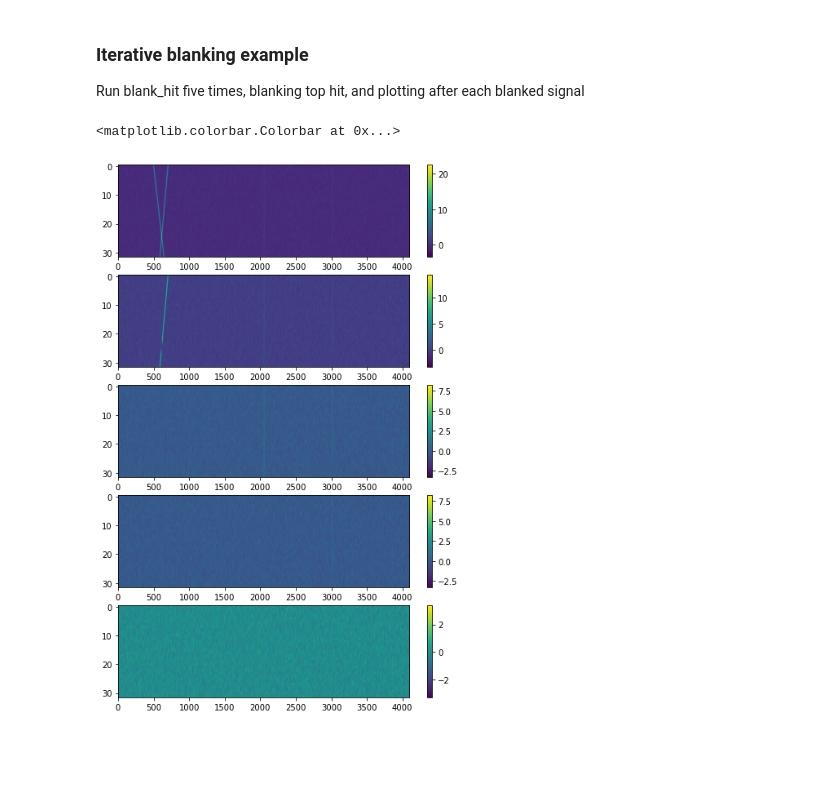
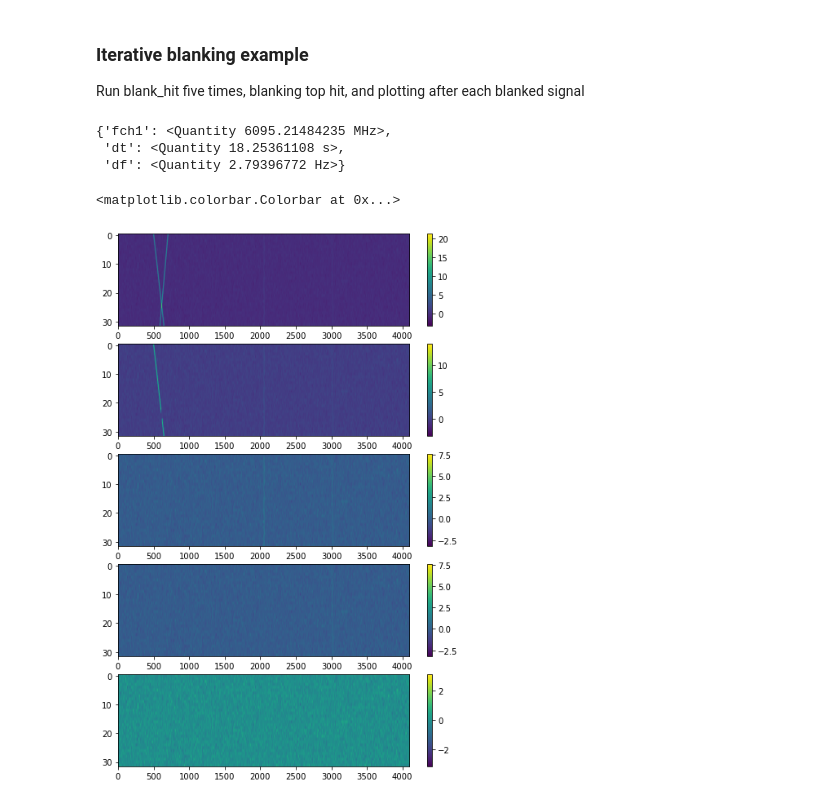
Before and after one commit to UCBerkeleySETI/hyperseti, a Jupyter notebook: notebook/devel/peak_find_devel.ipynb, the cells around one changed output. Drawn from its saved outputs; the diff is of its cells as text; code cells hidden in the pictures; blank space fills up the shorter version.

Commit message:
Updates to datwrapper and data_array to check units more carefully

```diff
--- a/notebook/devel/peak_find_devel.ipynb
+++ b/notebook/devel/peak_find_devel.ipynb
@@ -143,7 +162,7 @@ def find_max_idx(data):
     v = data[idx]
     return idx, v
 
-def blank_hit(data, metadata, f0, drate, padding=2):
+def blank_hit(data, metadata, f0, drate, padding=4):
     """ Blank a hit in an array by setting its value to zero
 
     Args:
@@ -161,18 +180,21 @@ def blank_hit(data, metadata, f0, drate, padding=2):
     n_time, n_pol, n_chans = data.shape
     i0     = int((f0 - metadata['frequency_start']) / metadata['frequency_step'])
     i_step =  metadata['time_step'] * drate / metadata['frequency_step']
-    i_off  = (i_step * np.arange(n_time)).astype('int64') + i0
+    i_off  = (i_step * np.arange(n_time) + i0).astype('int64')
 
     min_padding = int(abs(i_step) + 1)  # i_step == frequency smearing
     padding += min_padding
-    i_time = np.arange(n_time)
+    i_time = np.arange(n_time, dtype='int64')
     for p_off in range(padding):
         data[i_time, :, i_off] = 0
         data[i_time, :, i_off - p_off] = 0
         data[i_time, :, i_off + p_off] = 0
     return data
 
-def find_hits_recursive(data, metadata, max_hits=100, threshold=20, padding=2):
+
+@datwrapper()
+@on_gpu
+def find_hits_recursive(data, metadata, max_hits=100, threshold=20, padding=4):
     """ Find all hits in data, by recursively blanking top hit
 
     This method runs dedoppler multiple times, blanking the brightest hit
@@ -193,7 +215,6 @@ def find_hits_recursive(data, metadata, max_hits=100, threshold=20, padding=2):
     Returns:
         hv, hf, hdr (tuple of cp.array): Values, freq idx, drift rate index arrays.
     """
-    data = cp.copy(data)
     data = normalize(data.astype('float32'), return_space='gpu')
 
     hit_id = 0
@@ -212,8 +233,8 @@ def find_hits_recursive(data, metadata, max_hits=100, threshold=20, padding=2):
             hf[hit_id] = f_idx
             hdr[hit_id] = dr_idx
             hv[hit_id] = val
-            f0     = dd.frequency[f_idx]
-            drate  = dd.drift_rate[dr_idx]
+            f0     = dd.frequency[f_idx] * dd.frequency.units
+            drate  = dd.drift_rate[dr_idx]  * dd.drift_rate.units
             data = blank_hit(data, metadata, f0, drate, padding=padding)
             hit_id += 1
         else:
@@ -269,7 +308,18 @@ In this instance, FoF misses a hit as it groups the two overlapping dedoppler bu
 ### Iterative blanking example
 
 Run blank_hit five times, blanking top hit, and plotting after each blanked signal
+# %%
+metadata
+# %% [output]
+{'fch1': <Quantity 6095.21484235 MHz>,
+ 'dt': <Quantity 18.25361108 s>,
+ 'df': <Quantity 2.79396772 Hz>}
 # %%
+metadata = {'frequency_start': 6095.214842353016*u.MHz,
+            'time_start': 0 *u.s,
+            'time_step': 18.25361108*u.s,
+            'frequency_step': 2.7939677238464355*u.Hz}
+
 data = np.copy(np.expand_dims(frame.data, axis=1))
 data = normalize(data.astype('float32'), return_space='cpu')
 
@@ -288,35 +338,39 @@ plt.colorbar()
 
 plt.subplot(5,1,2)
 dd, _md = dedoppler(data, metadata, max_dd=1.0, return_space='cpu')
 v, (x, y) = find_max_idx_cpu(dd.data.squeeze())
 hits.append((x, y, v))
-data = blank_hit(data, metadata, dd.frequency[y], dd.drift_rate[x], padding=8)
+data = blank_hit(data, metadata,
+                 dd.frequency[y] * dd.frequency.units, dd.drift_rate[x] * dd.drift_rate.units, padding=8)
 plt.imshow(data.squeeze(), aspect='auto')
 plt.colorbar()
 
 plt.subplot(5,1,3)
 dd, _md = dedoppler(data, metadata, max_dd=1.0, return_space='cpu')
 v, (x, y) = find_max_idx_cpu(dd.data.squeeze())
 hits.append((x, y, v))
-data = blank_hit(data, metadata, dd.frequency[y], dd.drift_rate[x], padding=8)
+data = blank_hit(data, metadata,
+                 dd.frequency[y] * dd.frequency.units, dd.drift_rate[x] * dd.drift_rate.units, padding=8)
 plt.imshow(data.squeeze(), aspect='auto')
 plt.colorbar()
 
 plt.subplot(5,1,4)
 dd, _md = dedoppler(data, metadata, max_dd=1.0, return_space='cpu')
 v, (x, y) = find_max_idx_cpu(dd.data.squeeze())
 hits.append((x, y, v))
-data = blank_hit(data, metadata, dd.frequency[y], dd.drift_rate[x], padding=8)
+data = blank_hit(data, metadata,
+                 dd.frequency[y] * dd.frequency.units, dd.drift_rate[x] * dd.drift_rate.units, padding=8)
 plt.imshow(data.squeeze(), aspect='auto')
 plt.colorbar()
 
 plt.subplot(5,1,5)
 dd, _md = dedoppler(data, metadata, max_dd=1.0, return_space='cpu')
 v, (x, y) = find_max_idx_cpu(dd.data.squeeze())
 hits.append((x, y, v))
-data = blank_hit(data, metadata, dd.frequency[y], dd.drift_rate[x], padding=8)
+data = blank_hit(data, metadata,
+                 dd.frequency[y] * dd.frequency.units, dd.drift_rate[x] * dd.drift_rate.units, padding=8)
 plt.imshow(data.squeeze(), aspect='auto')
 plt.colorbar()
 # %% [output]
 <matplotlib.colorbar.Colorbar at 0x...>
-[figure, old version]
+[figure, new version]
```
Also changed, not shown: parts of 12 cells of this notebook, 5 other files.
